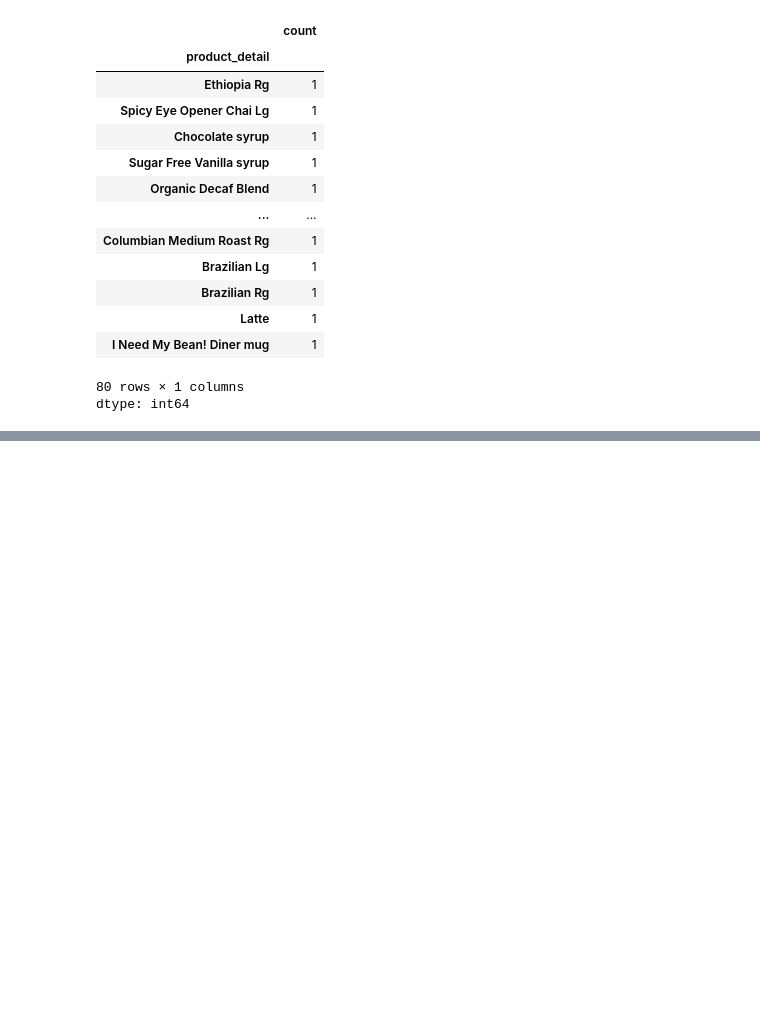
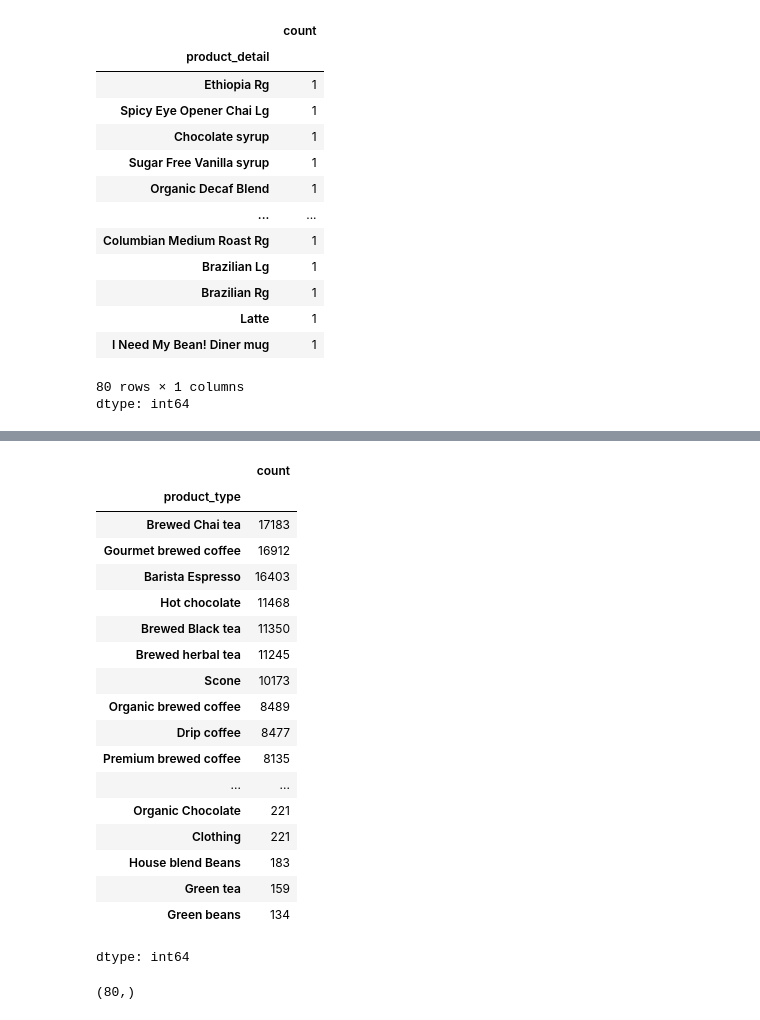
Before and after one commit to eddieisoffline/Portfolio-Data-Science, a Jupyter notebook: cafe/notebook/notebook.ipynb, the cells around one changed output, grey strips where cells are left out. Saved outputs shown, nothing was run; the diff lists cells and outputs as text; code cells hidden in the pictures; blank space fills up the shorter version.

```diff
--- a/cafe/notebook/notebook.ipynb
+++ b/cafe/notebook/notebook.ipynb
@@ -81,0 +141,26 @@ dtype: int64
+# %%
+coffee_sales["product_type"].value_counts()
+# %% [output]
+|  | count |
+| product_type |  |
+| Brewed Chai tea | 17183 |
+| Gourmet brewed coffee | 16912 |
+| Barista Espresso | 16403 |
+| Hot chocolate | 11468 |
+| Brewed Black tea | 11350 |
+| Brewed herbal tea | 11245 |
+| Scone | 10173 |
+| Organic brewed coffee | 8489 |
+| Drip coffee | 8477 |
+| Premium brewed coffee | 8135 |
+| ... | ... |
+| Organic Chocolate | 221 |
+| Clothing | 221 |
+| House blend Beans | 183 |
+| Green tea | 159 |
+| Green beans | 134 |
+dtype: int64
+# %%
+coffee_sales["product_detail"].value_counts().shape
+# %% [output]
+(80,)
```
Also changed, not shown: parts of 9 cells of this notebook.
